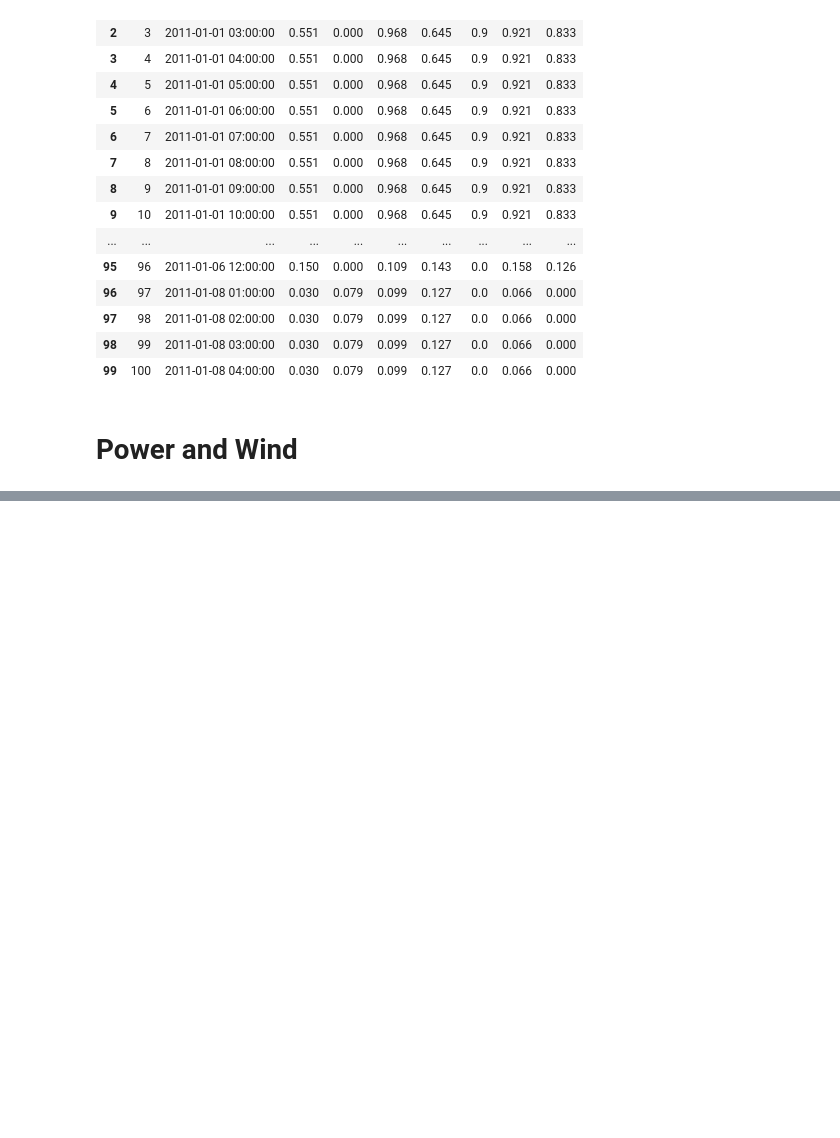
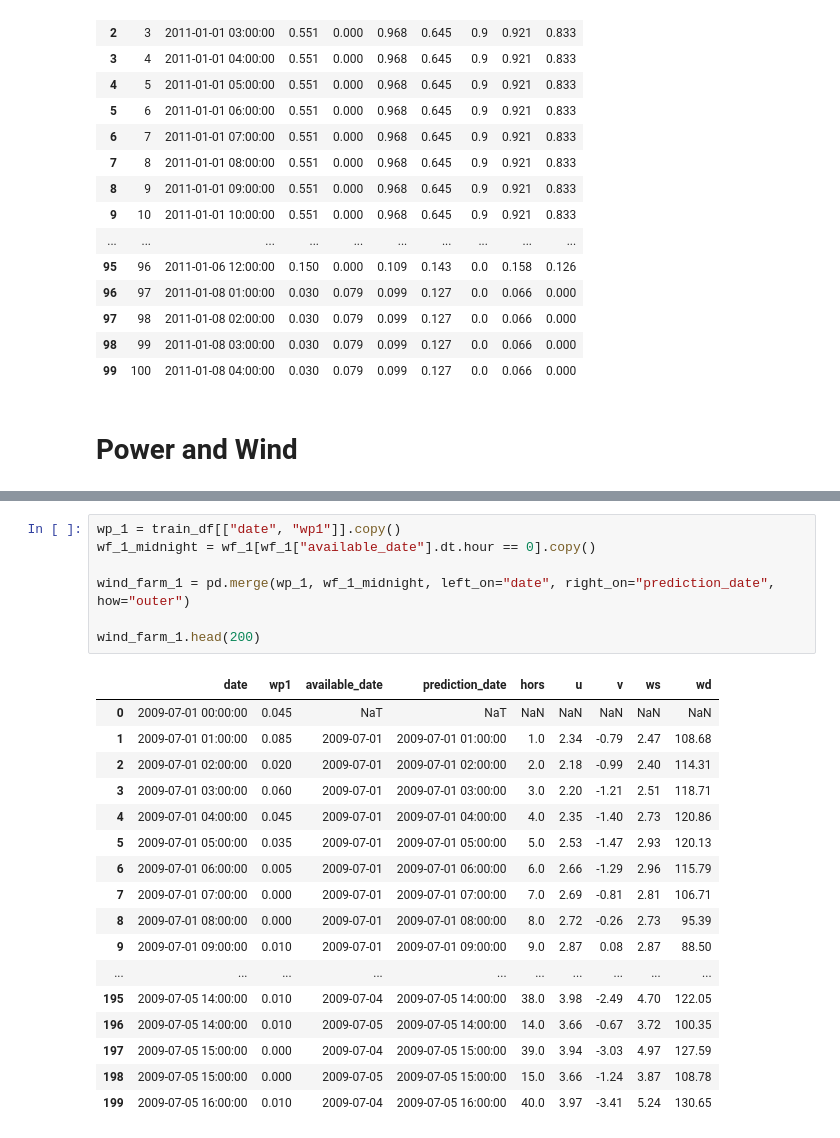
Before and after one commit to denovodreamer/kg-wind-energy-forecasting, a Jupyter notebook: notebooks/01_eda.ipynb, the cells around one changed output, grey strips where cells are left out. Cells and saved outputs as stored; diff of their text form; blank space fills up the shorter version.

```diff
--- a/notebooks/01_eda.ipynb
+++ b/notebooks/01_eda.ipynb
@@ -231,0 +219,25 @@ df.head(20)
+# %%
+wp_1 = train_df[["date", "wp1"]].copy()
+wf_1_midnight = wf_1[wf_1["available_date"].dt.hour == 0].copy()
+
+wind_farm_1 = pd.merge(wp_1, wf_1_midnight, left_on="date", right_on="prediction_date", how="outer")
+
+wind_farm_1.head(200)
+# %% [output]
+|  | date | wp1 | available_date | prediction_date | hors | u | v | ws | wd |
+| 0 | 2009-07-01 00:00:00 | 0.045 | NaT | NaT | NaN | NaN | NaN | NaN | NaN |
+| 1 | 2009-07-01 01:00:00 | 0.085 | 2009-07-01 | 2009-07-01 01:00:00 | 1.0 | 2.34 | -0.79 | 2.47 | 108.68 |
+| 2 | 2009-07-01 02:00:00 | 0.020 | 2009-07-01 | 2009-07-01 02:00:00 | 2.0 | 2.18 | -0.99 | 2.40 | 114.31 |
+| 3 | 2009-07-01 03:00:00 | 0.060 | 2009-07-01 | 2009-07-01 03:00:00 | 3.0 | 2.20 | -1.21 | 2.51 | 118.71 |
+| 4 | 2009-07-01 04:00:00 | 0.045 | 2009-07-01 | 2009-07-01 04:00:00 | 4.0 | 2.35 | -1.40 | 2.73 | 120.86 |
+| 5 | 2009-07-01 05:00:00 | 0.035 | 2009-07-01 | 2009-07-01 05:00:00 | 5.0 | 2.53 | -1.47 | 2.93 | 120.13 |
+| 6 | 2009-07-01 06:00:00 | 0.005 | 2009-07-01 | 2009-07-01 06:00:00 | 6.0 | 2.66 | -1.29 | 2.96 | 115.79 |
+| 7 | 2009-07-01 07:00:00 | 0.000 | 2009-07-01 | 2009-07-01 07:00:00 | 7.0 | 2.69 | -0.81 | 2.81 | 106.71 |
+| 8 | 2009-07-01 08:00:00 | 0.000 | 2009-07-01 | 2009-07-01 08:00:00 | 8.0 | 2.72 | -0.26 | 2.73 | 95.39 |
+| 9 | 2009-07-01 09:00:00 | 0.010 | 2009-07-01 | 2009-07-01 09:00:00 | 9.0 | 2.87 | 0.08 | 2.87 | 88.50 |
+| ... | ... | ... | ... | ... | ... | ... | ... | ... | ... |
+| 195 | 2009-07-05 14:00:00 | 0.010 | 2009-07-04 | 2009-07-05 14:00:00 | 38.0 | 3.98 | -2.49 | 4.70 | 122.05 |
+| 196 | 2009-07-05 14:00:00 | 0.010 | 2009-07-05 | 2009-07-05 14:00:00 | 14.0 | 3.66 | -0.67 | 3.72 | 100.35 |
+| 197 | 2009-07-05 15:00:00 | 0.000 | 2009-07-04 | 2009-07-05 15:00:00 | 39.0 | 3.94 | -3.03 | 4.97 | 127.59 |
+| 198 | 2009-07-05 15:00:00 | 0.000 | 2009-07-05 | 2009-07-05 15:00:00 | 15.0 | 3.66 | -1.24 | 3.87 | 108.78 |
+| 199 | 2009-07-05 16:00:00 | 0.010 | 2009-07-04 | 2009-07-05 16:00:00 | 40.0 | 3.97 | -3.41 | 5.24 | 130.65 |
```
Also changed, not shown: parts of 7 cells of this notebook.
